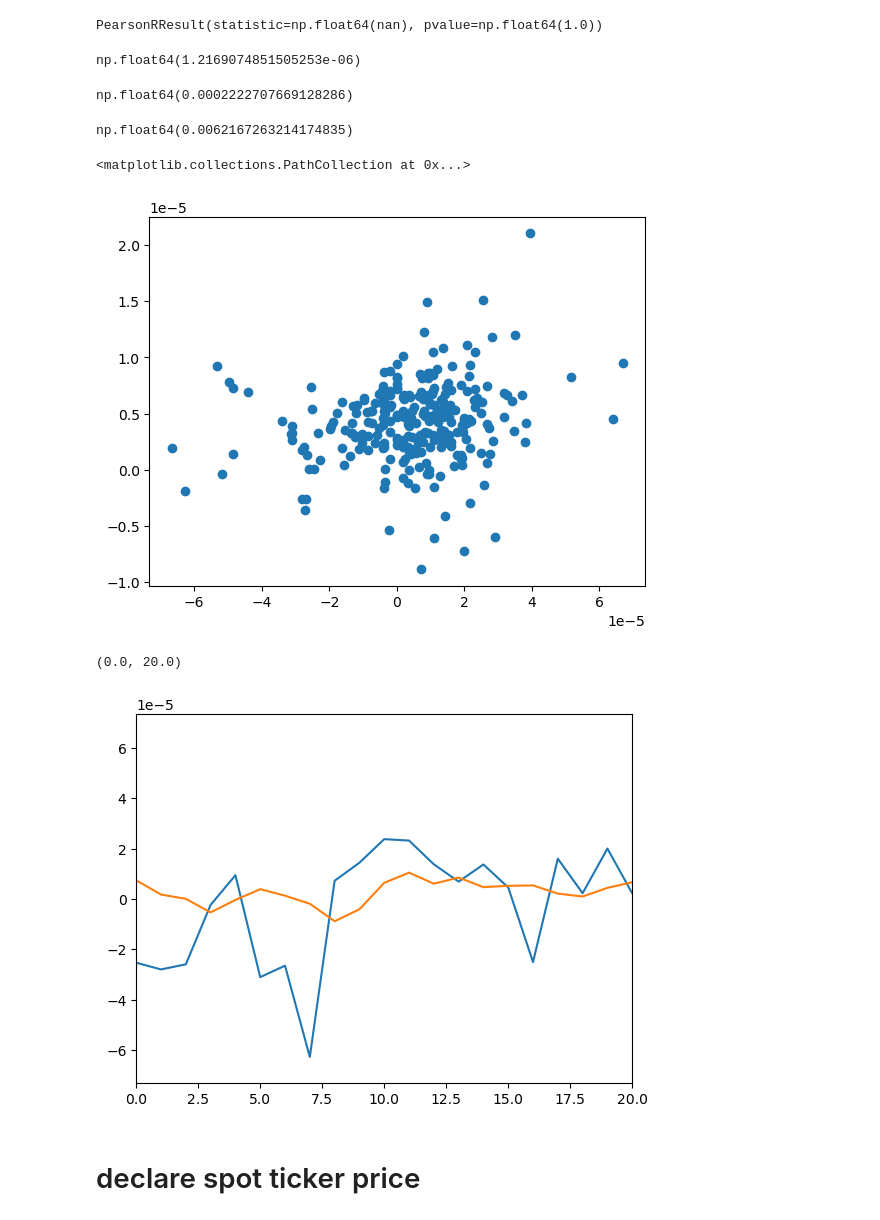
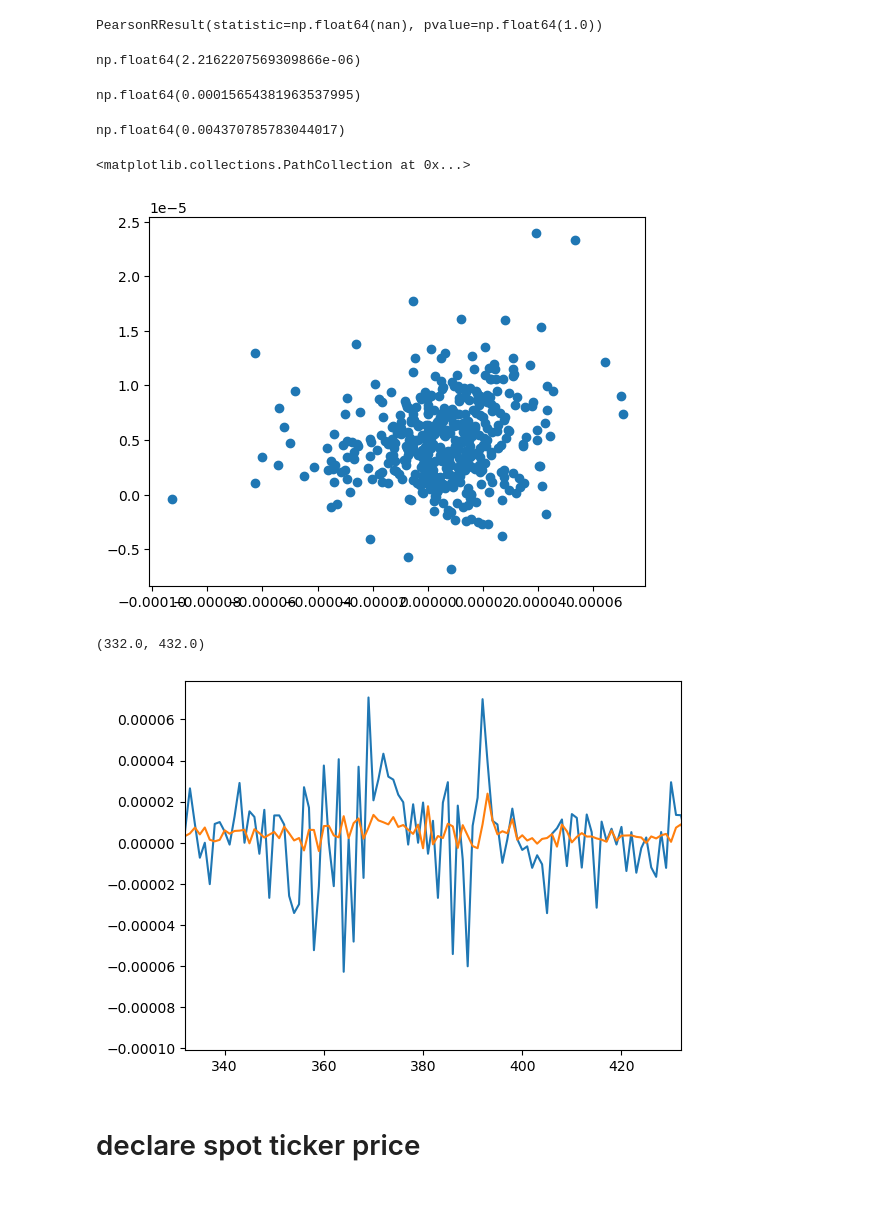
Before and after one commit to sachdved/algo_trading, a Jupyter notebook: TradingDecisions/2024-11-01_spx_condor_price_minute.ipynb, the cells around one changed output. Drawn from its saved outputs; the diff is of its cells as text; code cells hidden in the pictures.

```diff
--- a/TradingDecisions/2024-11-01_spx_condor_price_minute.ipynb
+++ b/TradingDecisions/2024-11-01_spx_condor_price_minute.ipynb
@@ -45,7 +45,7 @@ os.environ['PYSPARK_DRIVER_PYTHON'] = sys.executable
 ticker = 'I:SPX'
 price_performance = collections.defaultdict(list)
 
-for agg in tqdm(client.list_aggs(ticker=ticker, multiplier=1, timespan="minute", from_="2023-10-16", to="2024-11-01", limit=50000)):
+for agg in tqdm(client.list_aggs(ticker=ticker, multiplier=1, timespan="minute", from_="2022-10-16", to="2024-11-08", limit=50000)):
     if datetime.datetime.fromtimestamp(agg.timestamp/1000).time()>=datetime.time(9, 30) and datetime.datetime.fromtimestamp(agg.timestamp/1000).time()<=datetime.time(16,0):
         price_performance['Open'].append(agg.open)
         price_performance['Close'].append(agg.close)
@@ -66,6 +66,9 @@ ticker_hist['logOpen'] = np.log(ticker_hist['Open'])
 
 ticker_hist['logReturns'] = ticker_hist['logClose'] - ticker_hist['logOpen']
 
+times = pd.DataFrame(ticker_hist['Time'].unique())
+times.columns = ['Time']
+times['Time'] = times['Time'].sort_values().reset_index(drop = True)
 
 ab_params = {}
 
@@ -79,8 +82,12 @@ dates = ticker_hist['Date'].unique()
 
 for index, date in tqdm(enumerate(dates)):
     ticker_hist_date = ticker_hist[ticker_hist['Date'] == date]
-    logReturns = ticker_hist_date['logReturns']
-    #counts, bin_edges = np.histogram(ticker_hist_date['logReturns'], bins=100)
+
+    ticker_hist_date = pd.merge(left = times, right = ticker_hist_date, on = "Time", how = "outer")
+    ticker_hist_date = ticker_hist_date.sort_values(by = 'Time').reset_index(drop = True)
+    ticker_hist_date = ticker_hist_date.ffill()
+    logReturns = ticker_hist_date['logOpen'].diff()[1:]
+
     a = np.median(logReturns)
     b = np.sum(
             np.abs(logReturns - a)
@@ -92,5 +104,6 @@ analyzing
 # %%
 ab_params_df = pd.DataFrame(ab_params)
+ab_params_df = ab_params_df.dropna()
 # %%
 import statsmodels.tsa
 import statsmodels
@@ -235,15 +248,15 @@ for r in tqdm(range(replicates)):
 # %%
 r_a.predict(ab_params_df[['a', 'b', 'shifted_a_1', 'shifted_b_1']].dropna())[-1]
 # %% [output]
-np.float64(1.2169074851505253e-06)
+np.float64(2.2162207569309866e-06)
 # %%
 r_b.predict(ab_params_df[['a', 'b', 'shifted_a_1', 'shifted_b_1']].dropna())[-1]
 # %% [output]
-np.float64(0.0002222707669128286)
+np.float64(0.00015654381963537995)
 # %%
 np.std(possible_final_returns)
 # %% [output]
-np.float64(0.0062167263214174835)
+np.float64(0.004370785783044017)
 # %%
 plt.scatter(
     ab_params_df.dropna()['shifted_a_2'],
@@ -252,15 +265,15 @@ plt.scatter(
 )
 # %% [output]
 <matplotlib.collections.PathCollection at 0x...>
-[figure, old version]
+[figure, new version]
 # %%
 plt.plot(ab_params_df.dropna()['shifted_a_2'].reset_index(drop=True))
 plt.plot(r_a.predict(ab_params_df.dropna()[['a', 'b', 'shifted_a_1', 'shifted_b_1']]))
 
-plt.xlim(0,20)
+plt.xlim(332,432)
 # %% [output]
-(0.0, 20.0)
+(332.0, 432.0)
-[figure, old version]
+[figure, new version]
 # %% [markdown]
 # declare spot ticker price
 # %%
```
Also changed, not shown: parts of 22 cells of this notebook, 9 other files.
